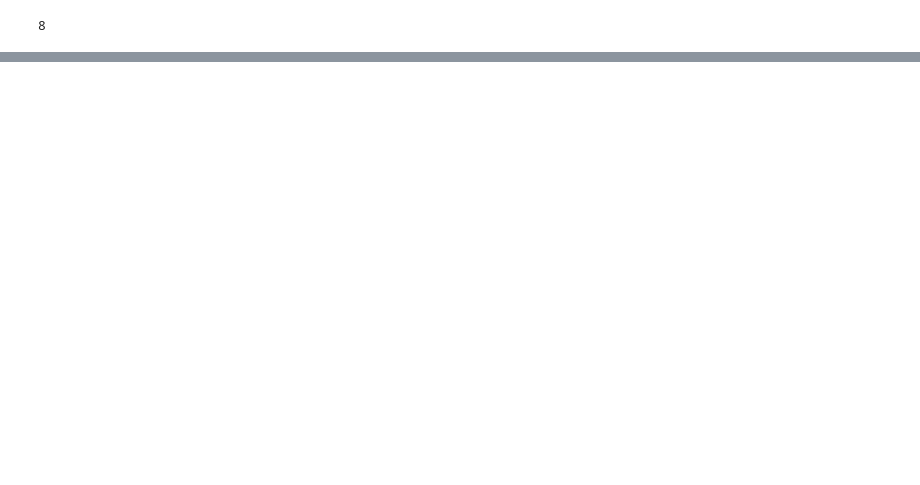
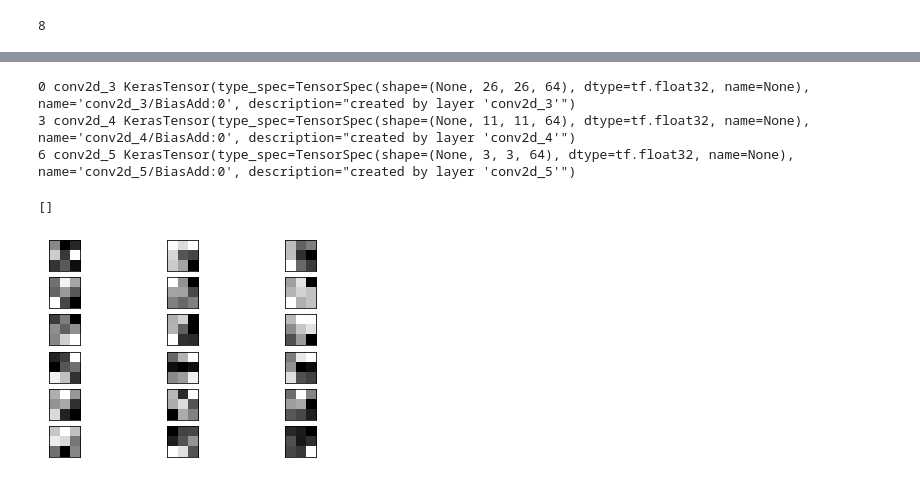
Before and after one commit to Panzerrrr/Handwritten_Digit_Recognition, a Jupyter notebook: preprocessing.ipynb, the cells around one changed output, grey strips where cells are left out. Saved outputs shown, nothing was run; the diff lists cells and outputs as text; code cells hidden in the pictures; blank space fills up the shorter version.

```diff
--- a/preprocessing.ipynb
+++ b/preprocessing.ipynb
@@ -315,0 +372,39 @@ print(np.argmax(pred))
+# %%
+
+# summarize feature map shapes
+for i in range(len(model.layers)):
+	layer = model.layers[i]
+	# check for convolutional layer
+	if 'conv' not in layer.name:
+		continue
+	# summarize output shape
+	print(i, layer.name, layer.output)
+# %% [output]
+0 conv2d_3 KerasTensor(type_spec=TensorSpec(shape=(None, 26, 26, 64), dtype=tf.float32, name=None), name='conv2d_3/BiasAdd:0', description="created by layer 'conv2d_3'")
+3 conv2d_4 KerasTensor(type_spec=TensorSpec(shape=(None, 11, 11, 64), dtype=tf.float32, name=None), name='conv2d_4/BiasAdd:0', description="created by layer 'conv2d_4'")
+6 conv2d_5 KerasTensor(type_spec=TensorSpec(shape=(None, 3, 3, 64), dtype=tf.float32, name=None), name='conv2d_5/BiasAdd:0', description="created by layer 'conv2d_5'")
+# %%
+lay1 = model.layers[1].get_weights()
+
+lay1
+# %% [output]
+[]
+# %%
+# # plot first few filters
+n_filters, ix = 6, 1
+# for i in range(n_filters):
+# 	# get the filter
+	f = filters[:, :, :, i]
+# 	# plot each channel separately
+for j in range(3):
+    # specify subplot and turn of axis
+    ax = pyplot.subplot(lay1, 3, ix)
+    ax.set_xticks([])
+    ax.set_yticks([])
+    # plot filter channel in grayscale
+    pyplot.imshow([:, :, :, i], cmap='gray')
+    ix += 1
+# show the figure
+pyplot.show()
+# %% [output]
+[figure, added]
```
Also changed, not shown: parts of 12 cells of this notebook, 1 other file.
